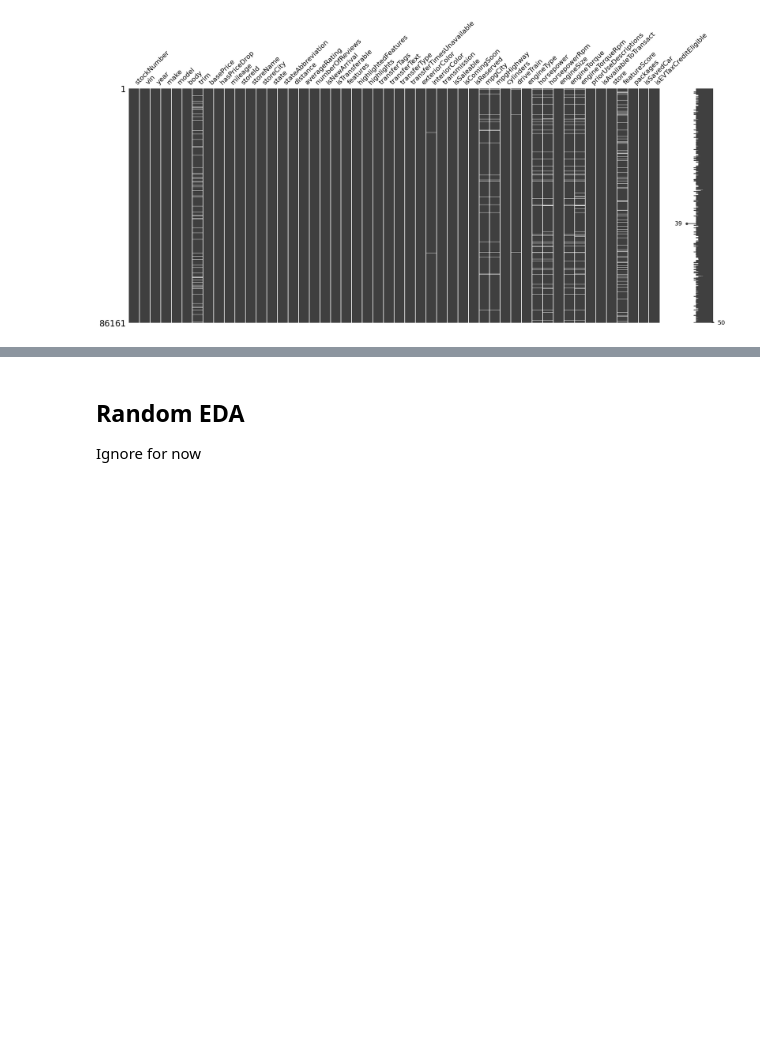
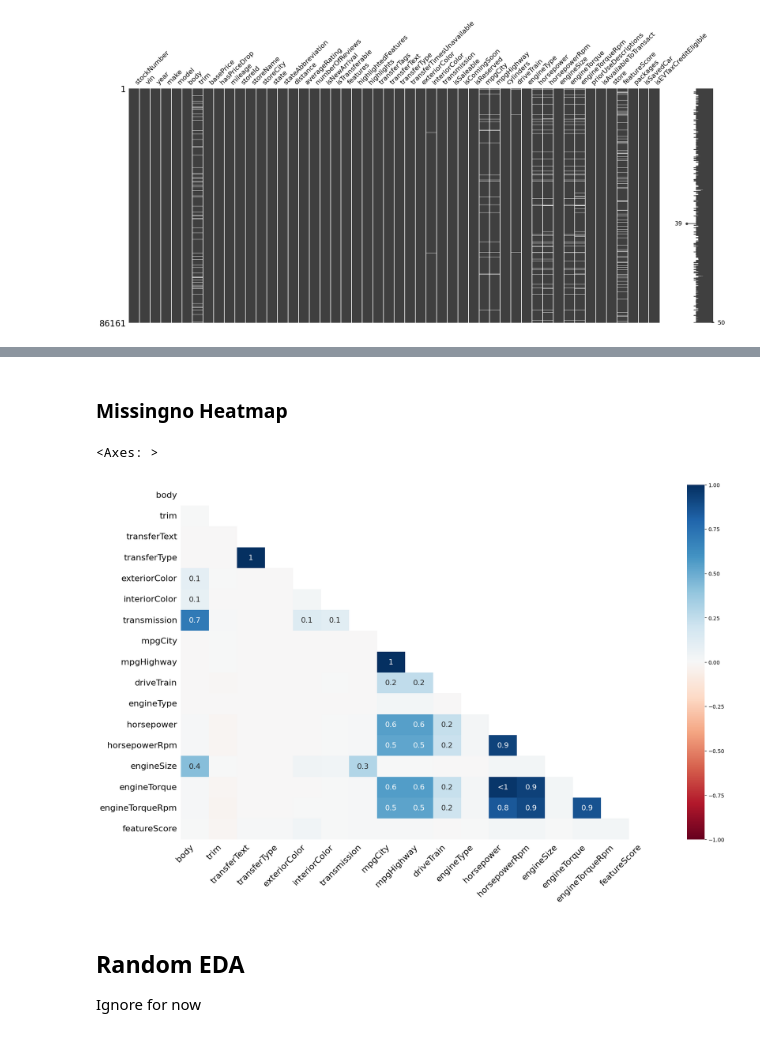
Before and after one commit to demyasa/Predictive-Analysis-of-Car-Trade-In-Values, a Jupyter notebook: EDA.ipynb, the cells around one changed output, grey strips where cells are left out. Cells and saved outputs as stored; diff of their text form; code cells hidden in the pictures; blank space fills up the shorter version.

```diff
--- a/EDA.ipynb
+++ b/EDA.ipynb
@@ -324,3 +386,11 @@ msno.matrix(df_unique)
+# %% [markdown]
+### Missingno Heatmap
+# %%
+# Create heatmap of missing values
+msno.heatmap(df_unique)
+# %% [output]
+<Axes: >
+[figure, added]
 # %% [markdown]
 ## Random EDA
 
```
Also changed, not shown: parts of 8 cells of this notebook.
